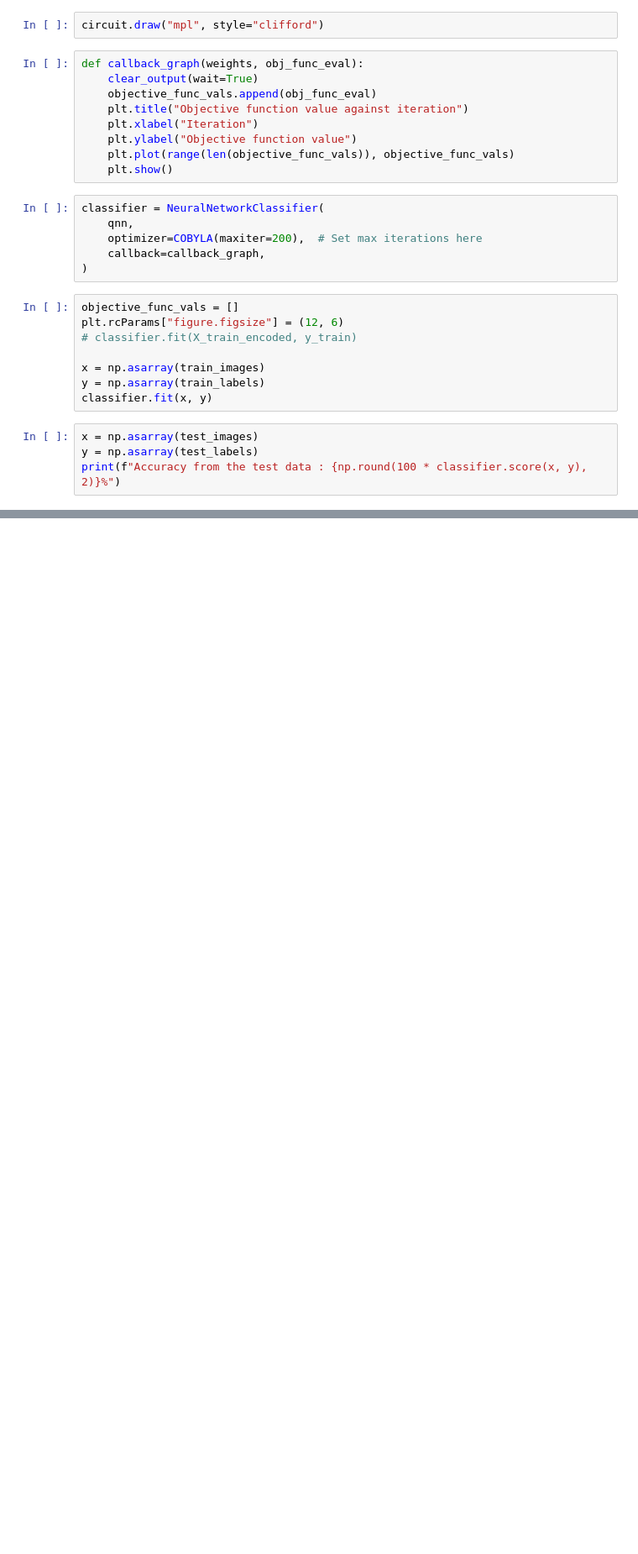
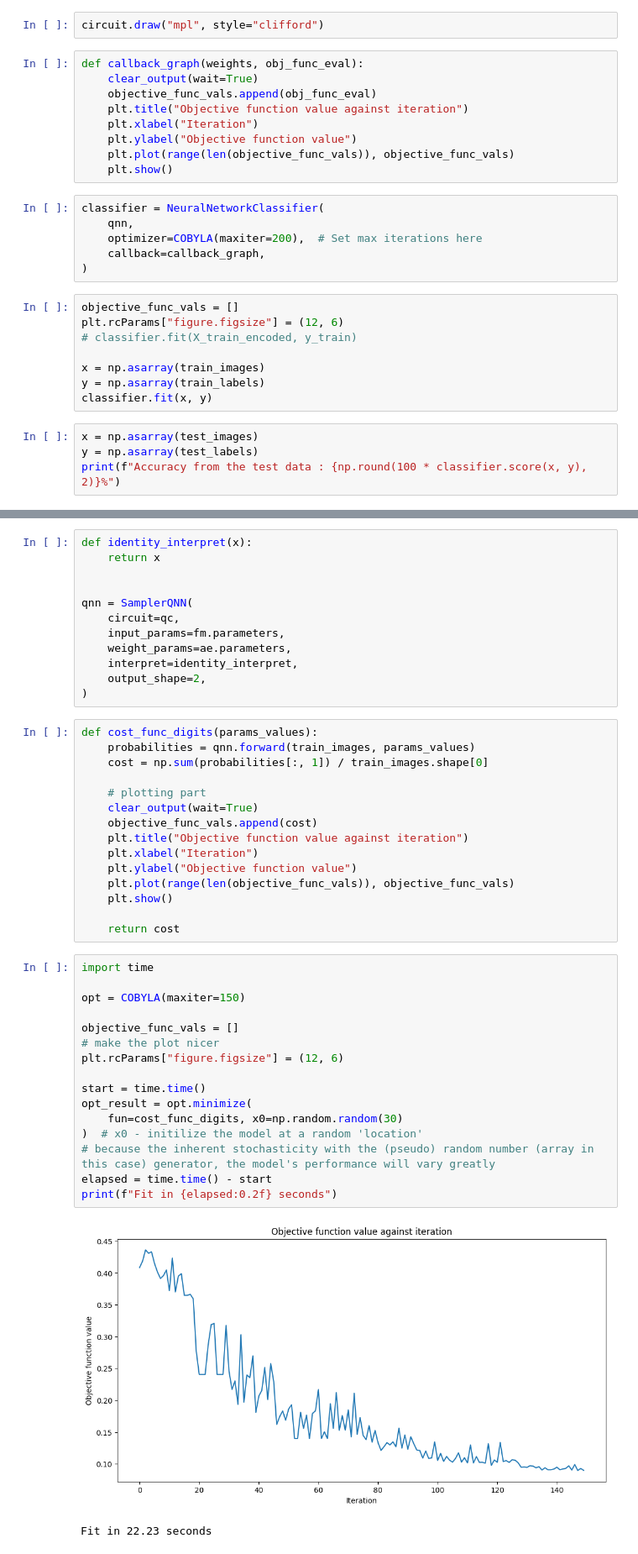
Before and after one commit to GivyBoy/quantum-ml, a Jupyter notebook: intro_quantum_ml.ipynb, the cells around one changed output, grey strips where cells are left out. Shown: that part at 84% size. Drawn from its saved outputs; the diff is of its cells as text; blank space fills up the shorter version.

```diff
--- a/intro_quantum_ml.ipynb
+++ b/intro_quantum_ml.ipynb
@@ -426,0 +673,46 @@ print(f"Accuracy from the test data : {np.round(100 * classifier.score(x, y), 2)
+# %%
+def identity_interpret(x):
+    return x
+
+
+qnn = SamplerQNN(
+    circuit=qc,
+    input_params=fm.parameters,
+    weight_params=ae.parameters,
+    interpret=identity_interpret,
+    output_shape=2,
+)
+# %%
+def cost_func_digits(params_values):
+    probabilities = qnn.forward(train_images, params_values)
+    cost = np.sum(probabilities[:, 1]) / train_images.shape[0]
+
+    # plotting part
+    clear_output(wait=True)
+    objective_func_vals.append(cost)
+    plt.title("Objective function value against iteration")
+    plt.xlabel("Iteration")
+    plt.ylabel("Objective function value")
+    plt.plot(range(len(objective_func_vals)), objective_func_vals)
+    plt.show()
+
+    return cost
+# %%
+import time
+
+opt = COBYLA(maxiter=150)
+
+objective_func_vals = []
+# make the plot nicer
+plt.rcParams["figure.figsize"] = (12, 6)
+
+start = time.time()
+opt_result = opt.minimize(
+    fun=cost_func_digits, x0=np.random.random(30)
+)  # x0 - initilize the model at a random 'location'
+# because the inherent stochasticity with the (pseudo) random number (array in this case) generator, the model's performance will vary greatly
+elapsed = time.time() - start
+print(f"Fit in {elapsed:0.2f} seconds")
+# %% [output]
+[figure, added]
+Fit in 22.23 seconds
```
Also changed, not shown: parts of 29 cells of this notebook.
